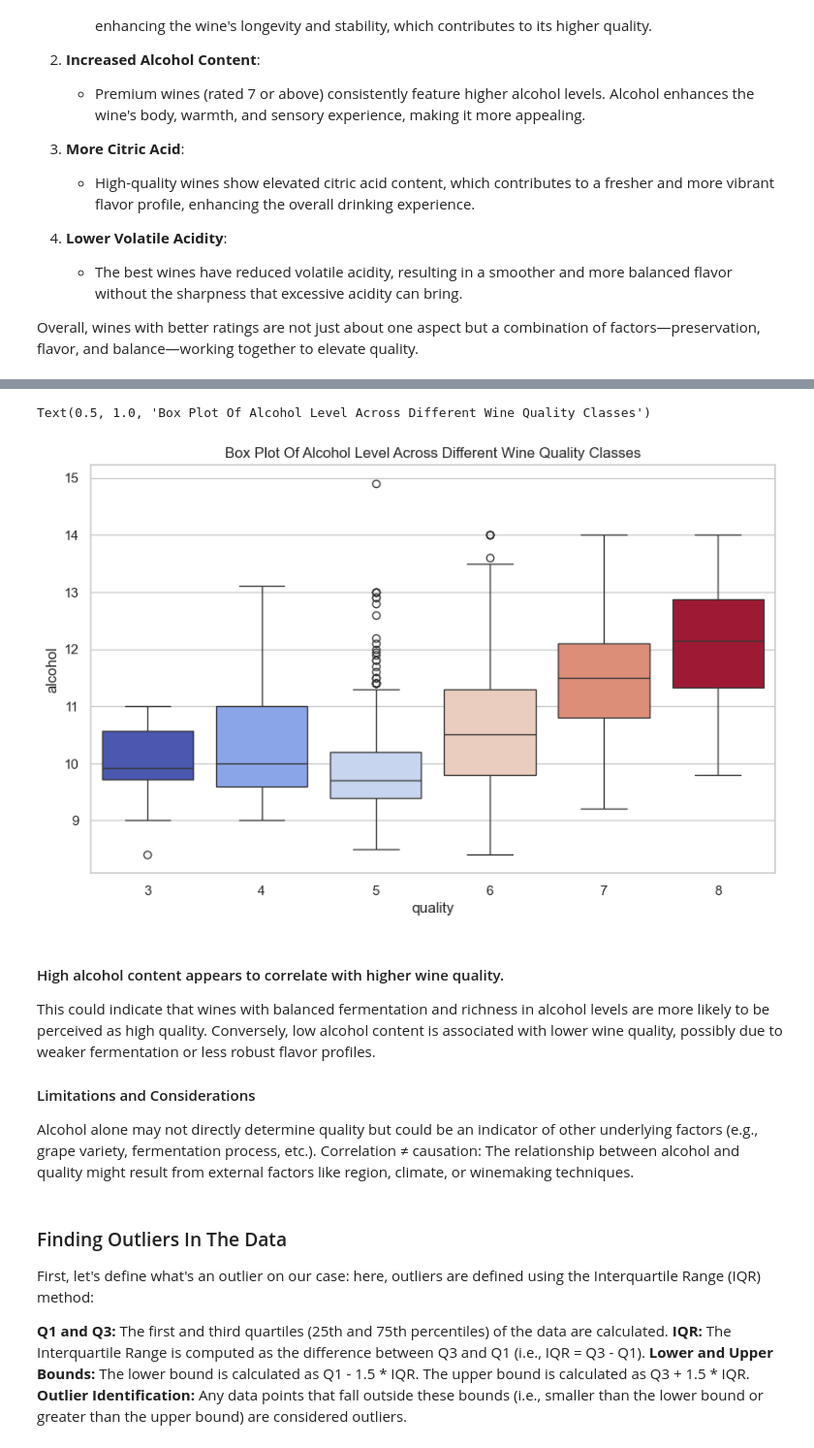
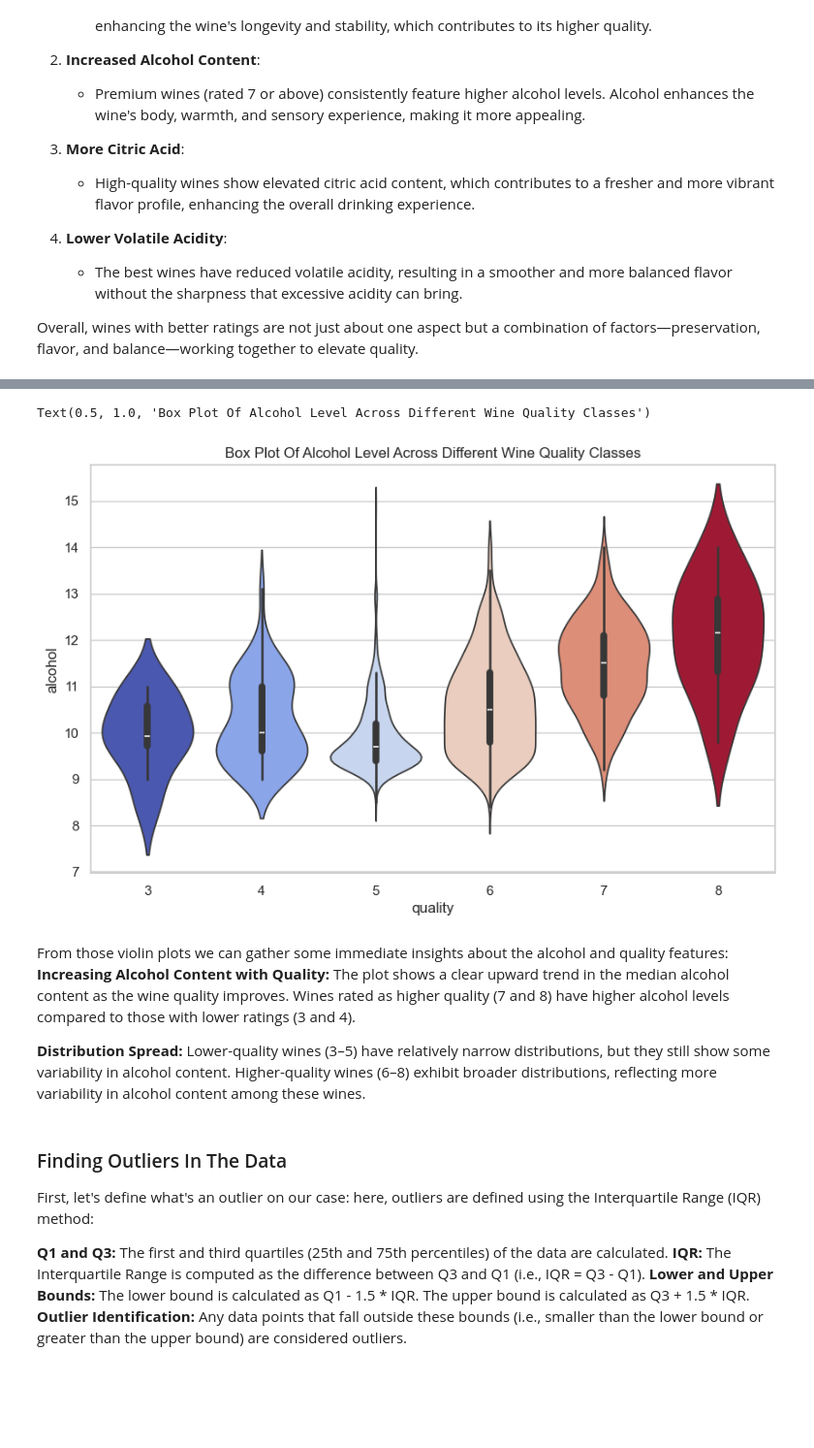
Before and after one commit to airbagdeer/tabular-ds-project, a Jupyter notebook: EX1.ipynb, the cells around one changed output, grey strips where cells are left out. Shown at 97% size. Cells and saved outputs as stored; diff of their text form; code cells hidden in the pictures; blank space fills up the shorter version.

```diff
--- a/EX1.ipynb
+++ b/EX1.ipynb
@@ -306,18 +296,15 @@ plt.show()
-# %%
-plt.figure(figsize=(10, 6))
-sns.boxplot(data=dfr, y ='alcohol',x = target, hue=target, legend=False, palette='coolwarm')
-plt.title('Box Plot Of Alcohol Level Across Different Wine Quality Classes')
-# %% [output]
-Text(0.5, 1.0, 'Box Plot Of Alcohol Level Across Different Wine Quality Classes')
-[figure, removed]
+# %%
+plt.figure(figsize=(10, 6))
+sns.violinplot(data=dfr, y ='alcohol',x = target, hue=target, legend=False, palette='coolwarm')
+plt.title('Box Plot Of Alcohol Level Across Different Wine Quality Classes')
+# %% [output]
+Text(0.5, 1.0, 'Box Plot Of Alcohol Level Across Different Wine Quality Classes')
+[figure, added]
 # %% [markdown]
-#### High alcohol content appears to correlate with higher wine quality.
-This could indicate that wines with balanced fermentation and richness in alcohol levels are more likely to be perceived as high quality.
-Conversely, low alcohol content is associated with lower wine quality, possibly due to weaker fermentation or less robust flavor profiles.
+From those violin plots we can gather some immediate insights about the alcohol and quality features:
+__Increasing Alcohol Content with Quality:__ The plot shows a clear upward trend in the median alcohol content as the wine quality improves. Wines rated as higher quality (7 and 8) have higher alcohol levels compared to those with lower ratings (3 and 4).
 
-#### Limitations and Considerations
-Alcohol alone may not directly determine quality but could be an indicator of other underlying factors (e.g., grape variety, fermentation process, etc.).
-Correlation ≠ causation: The relationship between alcohol and quality might result from external factors like region, climate, or winemaking techniques.
+__Distribution Spread:__ Lower-quality wines (3–5) have relatively narrow distributions, but they still show some variability in alcohol content. Higher-quality wines (6–8) exhibit broader distributions, reflecting more variability in alcohol content among these wines.
 # %% [markdown]
 ### Finding Outliers In The Data
 First, let's define what's an outlier on our case:
```
Also changed, not shown: parts of 9 cells of this notebook.
